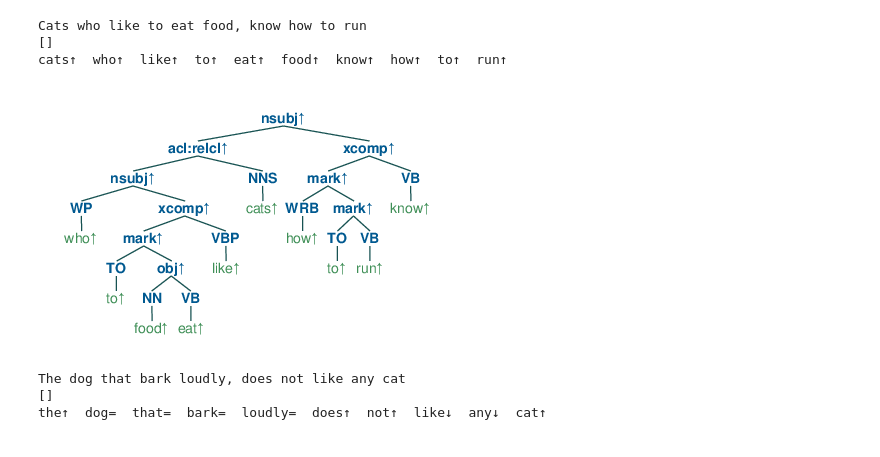
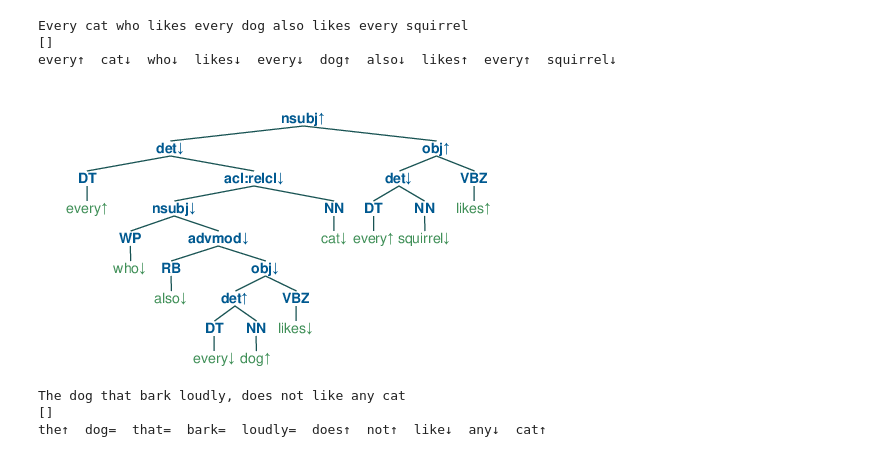
Before and after one commit to eric11eca/Udep2Mono, a Jupyter notebook: src/Udep2Mono.ipynb, the cells around one changed output. Saved outputs shown, nothing was run; the diff lists cells and outputs as text; code cells hidden in the pictures.

```diff
--- a/src/Udep2Mono.ipynb
+++ b/src/Udep2Mono.ipynb
@@ -1073,13 +1130,13 @@ def run_polarize_pipeline(sentences, annotations=[], verbose=0, parser="stanford
 
         if verbose == 3:
             print(polarizer.treeLog)
-# %%
-run_polarize_pipeline(["Cats who like to eat food, know how to run"], verbose=0, parser="stanza")
-# %% [output]
-Cats who like to eat food, know how to run
-[]
-cats↑  who↑  like↑  to↑  eat↑  food↑  know↑  how↑  to↑  run↑
-[figure, removed]
+# %%
+run_polarize_pipeline(["Every cat who likes every dog also likes every squirrel"], verbose=0, parser="stanford")
+# %% [output]
+Every cat who likes every dog also likes every squirrel
+[]
+every↑  cat↓  who↓  likes↓  every↓  dog↑  also↓  likes↑  every↑  squirrel↓
+[figure, added]
 # %%
 run_polarize_pipeline(["The dog that bark loudly, does not like any cat",
                        "Some person in the White House doesn't know if any dog in Ohio ate bananas yesterday",
```
Also changed, not shown: parts of 3 cells of this notebook, 3 other files.
